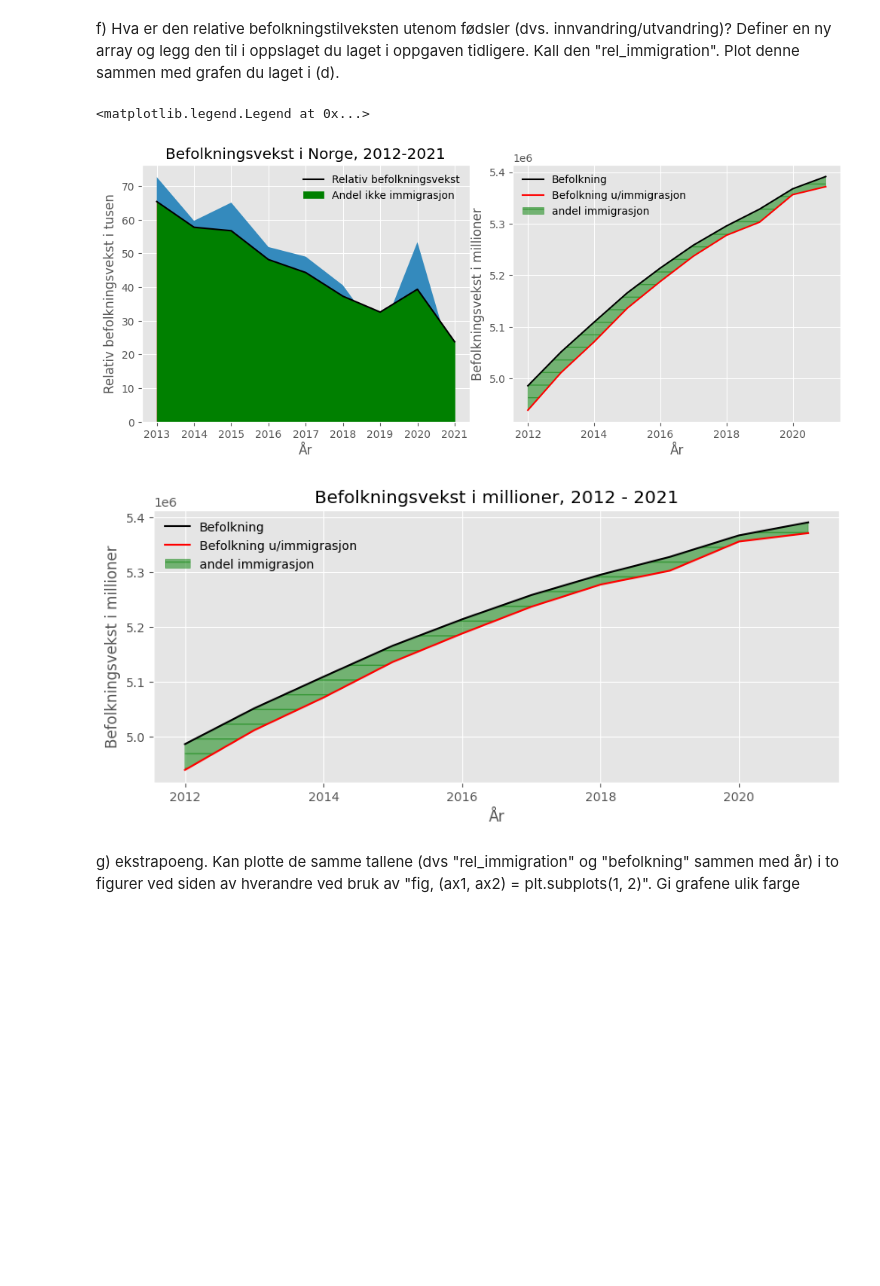
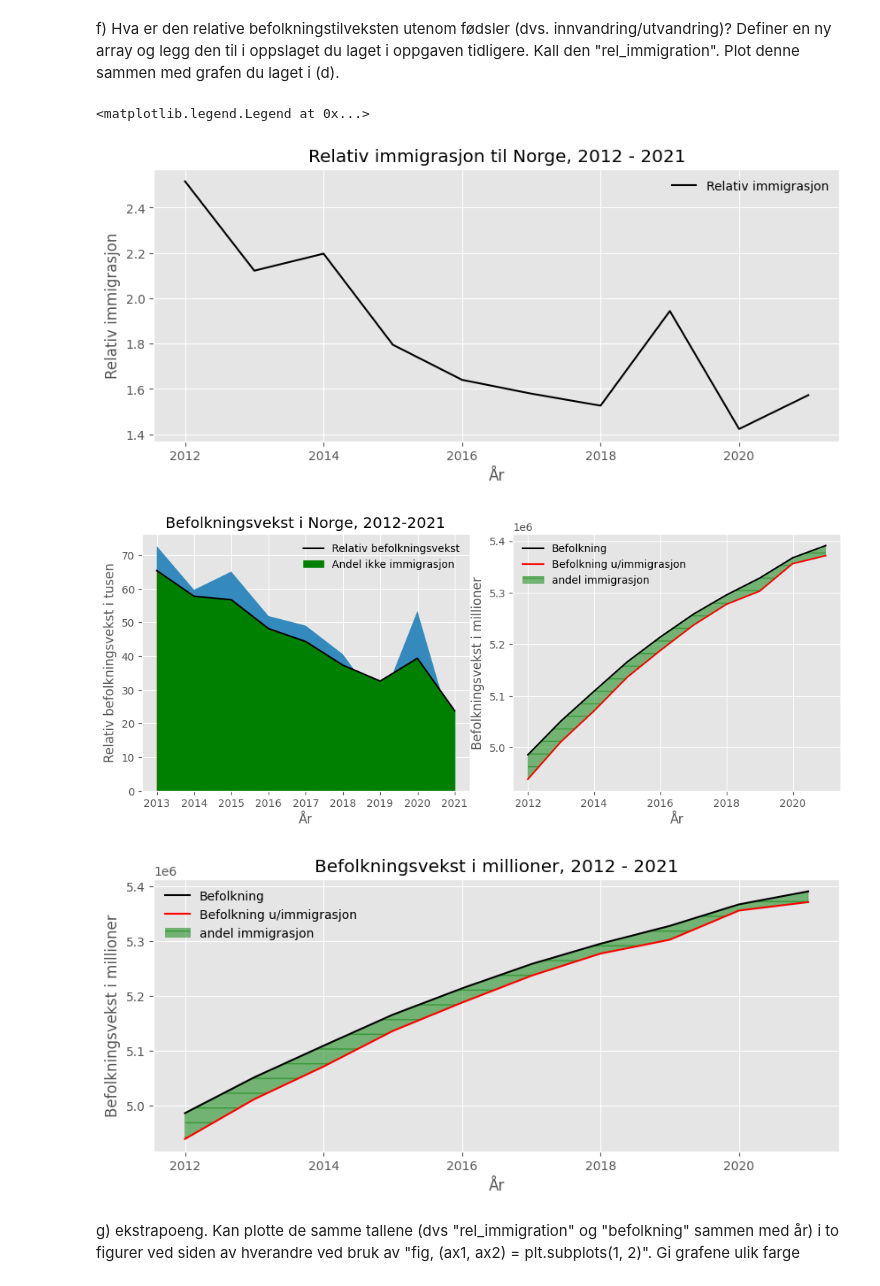
Before and after one commit to osa032/SOK_1003, a Jupyter notebook: SOK-1003-eksamen-2022-mappe1.ipynb, the cells around one changed output. Cells and saved outputs as stored; diff of their text form; code cells hidden in the pictures; blank space fills up the shorter version.

```diff
--- a/SOK-1003-eksamen-2022-mappe1.ipynb
+++ b/SOK-1003-eksamen-2022-mappe1.ipynb
@@ -196,6 +197,20 @@ f) Hva er den relative befolkningstilveksten utenom fødsler (dvs. innvandring/u
 # %%
 
 from unittest import skip
+
+# Jeg misforstod oppgaven, så her øverst er rett svar
+
+ssb_int["y"] = [(a/b) for (a, b )in zip(ssb_int["inn"], ssb_int["ut"])] # Immigrasjon delt på utvandring
+
+plt.figure(figsize = (10,4)) #samme som ax2, bare litt større for å gjøre den mer synlig
+plt.plot(ssb_int["år"], ssb_int["y"], color = "black", label = "Relativ immigrasjon")
+plt.title("Relativ immigrasjon til Norge, 2012 - 2021")
+plt.xlabel("År")
+plt.ylabel("Relativ immigrasjon")
+plt.legend(frameon = False)
+
+
+# Herfra er det jeg gjorde i misforståelsen
 
 ##########Funksjoner###############
 
@@ -224,37 +239,39 @@ ssb_int["rel_immigration2"] = [((a / b) * 100) for (a, b)in zip(ssb_int["rel_imm
 
 ######################Grafer######################
 
+
 fig, (ax1, ax2) = plt.subplots(1, 2, figsize = (10, 4)) #lage et bilde med to figurer
 fig.tight_layout() #hjelper med plass mellom figurene
 plt.style.use("ggplot")
 
 ax1.stackplot(ssb_int["år"][1:], [x / (10**3) for x in ssb_int["rel_befolkning"]],  [x / (10**3) for x in ssb_int["rel_immigration"]]) #"stacker" rel_befolkning og rel immigrasjon, på den måten får en visuell framstilling av immigrasjon mot befolkningsvekst (/10**3, for å få det i tusen)
 ax1.plot(ssb_int["år"][1:], [x / (10**3) for x in ssb_int["rel_befolkning"]], color = "black", label = "Relativ befolkningsvekst") #lager en linje for befolkningsvekst uten immigrasjon, for å gjøre det mer synlig
 ax1.fill_between(ssb_int["år"][1:], [x / (10**3) for x in ssb_int["rel_befolkning"]], 0, color = 'green', label = "Andel ikke immigrasjon") #igjen for å gjøre det mer synlig
 ax1.set_title("Befolkningsvekst i Norge, 2012-2021")#endrer tittel og navn på aksene
 ax1.set_ylabel("Relativ befolkningsvekst i tusen")
 ax1.legend(frameon = False)
 ax1.set_xlabel("År")
 
 ax2.plot(ssb_int["år"], ssb_int["folk"], color = "black", label = "Befolkning") #for å gjøre det synlig
 ax2.plot(ssb_int["år"], [(a-b) for (a, b)in zip(ssb_int["folk"], ssb_int["x"])], color = "red", label = "Befolkning u/immigrasjon") #for å gjøre det synlig
 ax2.fill_between(ssb_int["år"], ssb_int["folk"], [(a-b) for (a, b)in zip(ssb_int["folk"], ssb_int["x"])], alpha = 0.5, color = 'green', hatch = '-', label = "andel immigrasjon") #viser forholdet mellom befolkning og befolkning uten immigrasjon
 ax2.set_xlabel("År")
 ax2.set_ylabel("Befolkningsvekst i millioner")
 ax2.legend(frameon = False)
 
 plt.figure(figsize = (10,4)) #samme som ax2, bare litt større for å gjøre den mer synlig
 plt.plot(ssb_int["år"], ssb_int["folk"], color = "black", label = "Befolkning")
 plt.plot(ssb_int["år"], [(a-b) for (a, b)in zip(ssb_int["folk"], ssb_int["x"])], color = "red", label = "Befolkning u/immigrasjon")
 plt.fill_between(ssb_int["år"], ssb_int["folk"], [(a-b) for (a, b)in zip(ssb_int["folk"], ssb_int["x"])], color = 'green', alpha = 0.5, hatch = '-', label = "andel immigrasjon")
 plt.title("Befolkningsvekst i millioner, 2012 - 2021")
 plt.xlabel("År")
 plt.ylabel("Befolkningsvekst i millioner")
 plt.legend(frameon = False)
 # %% [output]
 <matplotlib.legend.Legend at 0x...>
-[figure, old version]
+[figure, new version]
-[figure, old version]
+[figure, new version]
+[figure, added]
 # %% [markdown]
 g) ekstrapoeng. Kan plotte de samme tallene (dvs "rel_immigration" og "befolkning" sammen med år) i to figurer ved siden av hverandre ved bruk av "fig, (ax1, ax2) = plt.subplots(1, 2)". Gi grafene ulik farge
 # %%
```
Also changed, not shown: parts of 5 cells of this notebook.
